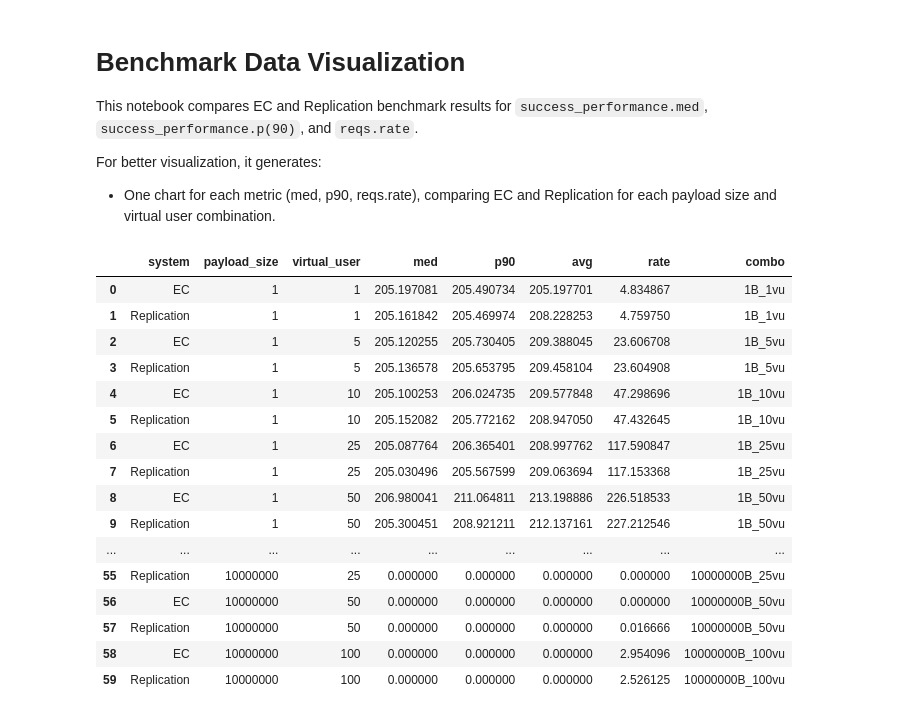
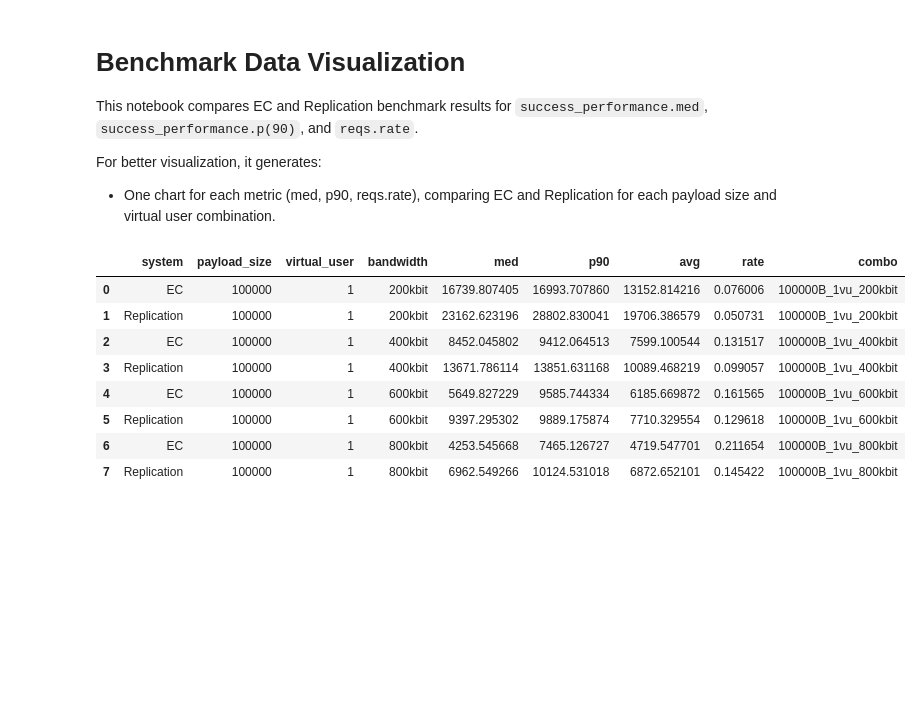
Before and after one commit to MuhamadAjiW/DistKV-Erasure-Coding, a Jupyter notebook: benchmark/benchmark_visualization.ipynb, the cells around one changed output. Drawn from its saved outputs; the diff is of its cells as text; code cells hidden in the pictures; blank space fills up the shorter version.

```diff
--- a/benchmark/benchmark_visualization.ipynb
+++ b/benchmark/benchmark_visualization.ipynb
@@ -22,7 +22,8 @@ replication_pattern = results_dir + 'replication/_system_*_*.json'
 def extract_data(files, system_type):
     data = []
     for file in files:
-        match = re.search(r'_system_(.+?)_(\d+)vu\.json', file)
+        # Updated regex to extract bandwidth as well
+        match = re.search(r'_system_(.+?)_(\d+)vu(?:_(\d+kbit))?\.json', file)
         if not match:
             continue
         payload_size = match.group(1)
@@ -33,6 +34,7 @@ def extract_data(files, system_type):
         except ValueError:
             pass
         virtual_user = match.group(2)
+        bandwidth = match.group(3) if match.group(3) else 'unlimited'
         with open(file) as f:
             j = json.load(f)
             try:
@@ -40,53 +42,46 @@ def extract_data(files, system_type):
                 p90 = j['summary']['success_performance'].get('p(90)', 0)
                 avg = j['summary']['success_performance'].get('avg', 0)
             except (KeyError, TypeError):
                 med = 0
                 p90 = 0
                 avg = 0
             try:
                 rate = j['summary']['reqs'].get('rate', 0)
             except (KeyError, TypeError):
                 rate = 0
             data.append({
                 'system': system_type,
                 'payload_size': payload_size,
                 'virtual_user': int(virtual_user),
+                'bandwidth': bandwidth,
                 'med': med,
                 'p90': p90,
                 'avg': avg,
                 'rate': rate
             })
     return data
 
 # Collect EC and Replication data
 files_ec = glob.glob(ec_pattern)
 files_replication = glob.glob(replication_pattern)
 data = extract_data(files_ec, 'EC') + extract_data(files_replication, 'Replication')
 df = pd.DataFrame(data)
 if not df.empty:
-    # Sort by payload_size, then virtual_user, then system for grouped comparison
-    df = df.sort_values(['payload_size', 'virtual_user', 'system'])
-    df['combo'] = df.apply(lambda row: f"{row['payload_size']}B_{row['virtual_user']}vu", axis=1)
+    # Sort by payload_size, virtual_user, bandwidth, then system for grouped comparison
+    df = df.sort_values(['payload_size', 'virtual_user', 'bandwidth', 'system'])
+    df['combo'] = df.apply(lambda row: f"{row['payload_size']}B_{row['virtual_user']}vu_{row['bandwidth']}", axis=1)
     df.reset_index(drop=True, inplace=True)
 df
 # %% [output]
-|  | system | payload_size | virtual_user | med | p90 | avg | rate | combo |
-| 0 | EC | 1 | 1 | 205.197081 | 205.490734 | 205.197701 | 4.834867 | 1B_1vu |
-| 1 | Replication | 1 | 1 | 205.161842 | 205.469974 | 208.228253 | 4.759750 | 1B_1vu |
-| 2 | EC | 1 | 5 | 205.120255 | 205.730405 | 209.388045 | 23.606708 | 1B_5vu |
-| 3 | Replication | 1 | 5 | 205.136578 | 205.653795 | 209.458104 | 23.604908 | 1B_5vu |
-| 4 | EC | 1 | 10 | 205.100253 | 206.024735 | 209.577848 | 47.298696 | 1B_10vu |
-| 5 | Replication | 1 | 10 | 205.152082 | 205.772162 | 208.947050 | 47.432645 | 1B_10vu |
-| 6 | EC | 1 | 25 | 205.087764 | 206.365401 | 208.997762 | 117.590847 | 1B_25vu |
-| 7 | Replication | 1 | 25 | 205.030496 | 205.567599 | 209.063694 | 117.153368 | 1B_25vu |
-| 8 | EC | 1 | 50 | 206.980041 | 211.064811 | 213.198886 | 226.518533 | 1B_50vu |
-| 9 | Replication | 1 | 50 | 205.300451 | 208.921211 | 212.137161 | 227.212546 | 1B_50vu |
-| ... | ... | ... | ... | ... | ... | ... | ... | ... |
-| 55 | Replication | 10000000 | 25 | 0.000000 | 0.000000 | 0.000000 | 0.000000 | 10000000B_25vu |
-| 56 | EC | 10000000 | 50 | 0.000000 | 0.000000 | 0.000000 | 0.000000 | 10000000B_50vu |
-| 57 | Replication | 10000000 | 50 | 0.000000 | 0.000000 | 0.000000 | 0.016666 | 10000000B_50vu |
-| 58 | EC | 10000000 | 100 | 0.000000 | 0.000000 | 0.000000 | 2.954096 | 10000000B_100vu |
-| 59 | Replication | 10000000 | 100 | 0.000000 | 0.000000 | 0.000000 | 2.526125 | 10000000B_100vu |
+|  | system | payload_size | virtual_user | bandwidth | med | p90 | avg | rate | combo |
+| 0 | EC | 100000 | 1 | 200kbit | 16739.807405 | 16993.707860 | 13152.814216 | 0.076006 | 100000B_1vu_200kbit |
+| 1 | Replication | 100000 | 1 | 200kbit | 23162.623196 | 28802.830041 | 19706.386579 | 0.050731 | 100000B_1vu_200kbit |
+| 2 | EC | 100000 | 1 | 400kbit | 8452.045802 | 9412.064513 | 7599.100544 | 0.131517 | 100000B_1vu_400kbit |
+| 3 | Replication | 100000 | 1 | 400kbit | 13671.786114 | 13851.631168 | 10089.468219 | 0.099057 | 100000B_1vu_400kbit |
+| 4 | EC | 100000 | 1 | 600kbit | 5649.827229 | 9585.744334 | 6185.669872 | 0.161565 | 100000B_1vu_600kbit |
+| 5 | Replication | 100000 | 1 | 600kbit | 9397.295302 | 9889.175874 | 7710.329554 | 0.129618 | 100000B_1vu_600kbit |
+| 6 | EC | 100000 | 1 | 800kbit | 4253.545668 | 7465.126727 | 4719.547701 | 0.211654 | 100000B_1vu_800kbit |
+| 7 | Replication | 100000 | 1 | 800kbit | 6962.549266 | 10124.531018 | 6872.652101 | 0.145422 | 100000B_1vu_800kbit |
 # %%
 # Plotting: Compare EC vs Replication for each metric, grouped by (payload_size, virtual_user)
 sns.set_style("whitegrid")
```
Also changed, not shown: parts of 1 cell of this notebook, 1 other file.
